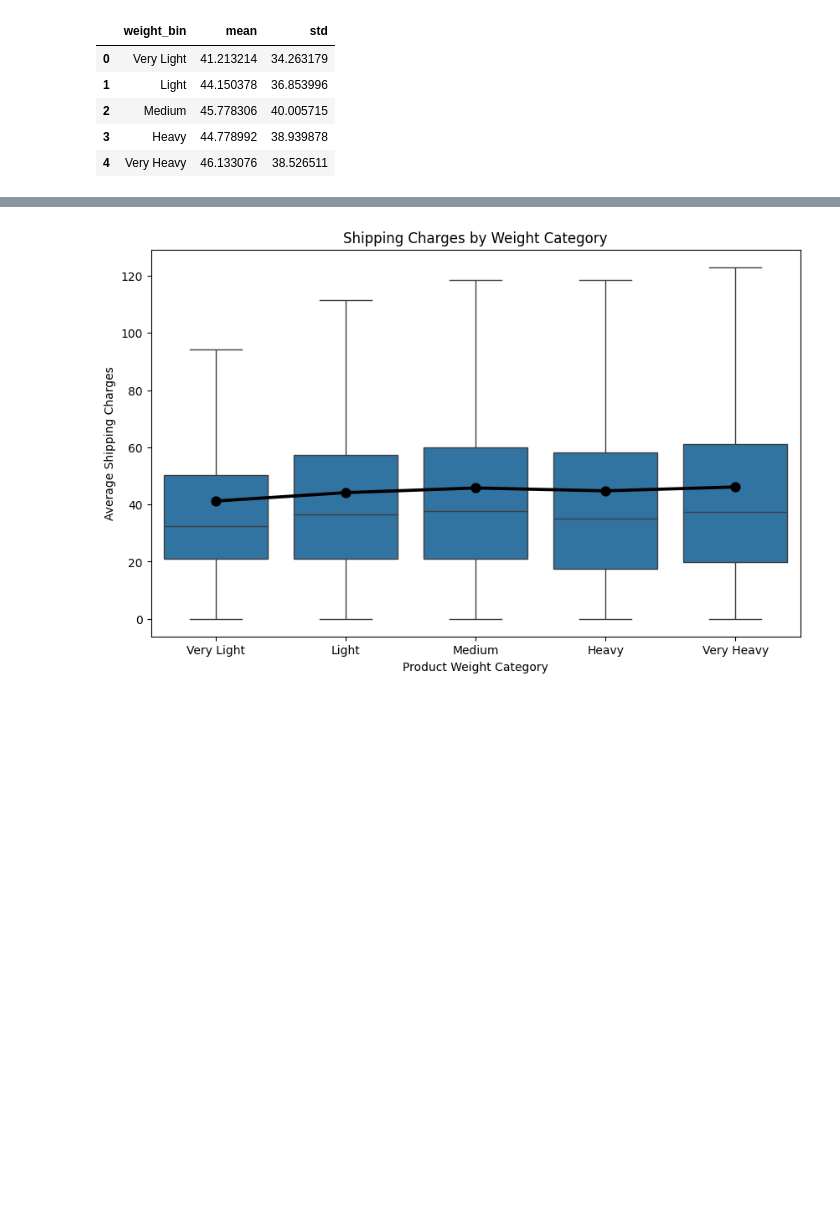
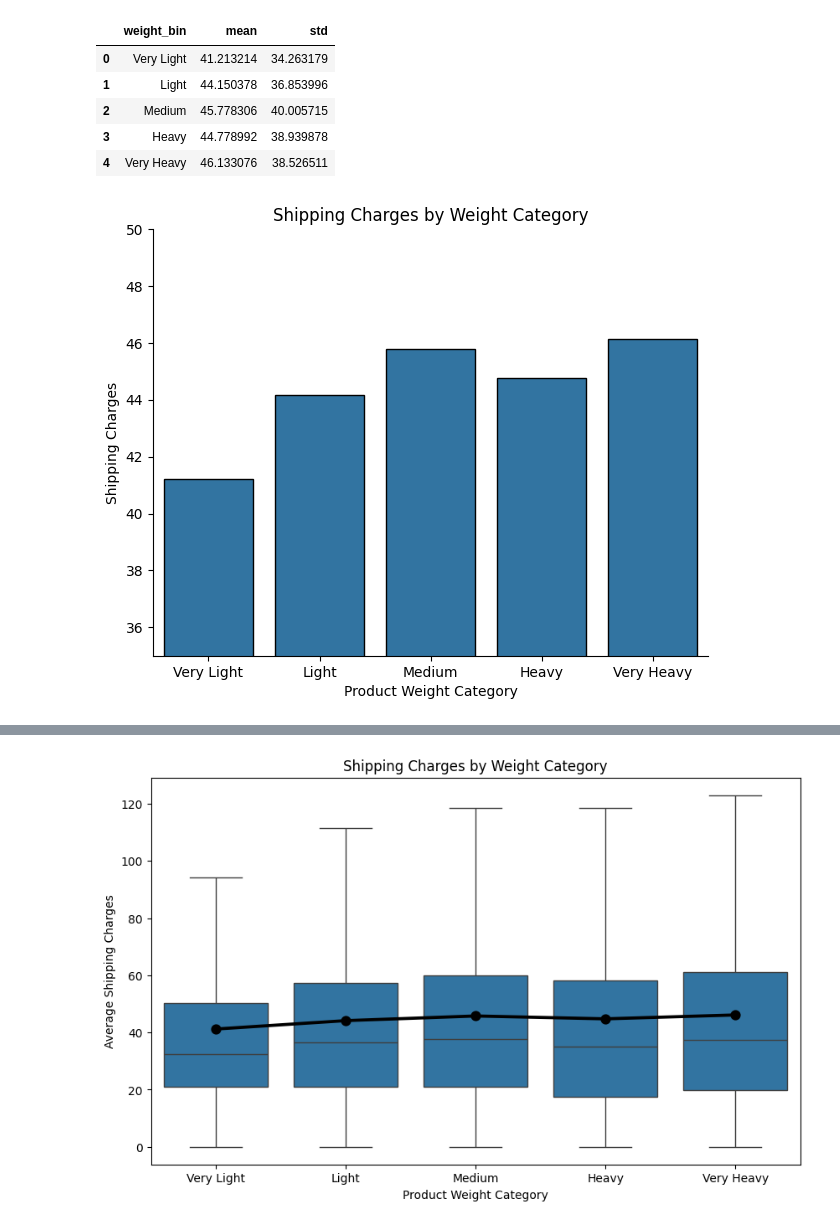
Before and after one commit to Ou-Hai/first_project, a Jupyter notebook: notebooks/data_orders_helena.ipynb, the cells around one changed output, grey strips where cells are left out. Saved outputs shown, nothing was run; the diff lists cells and outputs as text; code cells hidden in the pictures; blank space fills up the shorter version.

```diff
--- a/notebooks/data_orders_helena.ipynb
+++ b/notebooks/data_orders_helena.ipynb
@@ -308,4 +336,25 @@ grouped_weight
 | 2 | Medium | 45.778306 | 40.005715 |
 | 3 | Heavy | 44.778992 | 38.939878 |
 | 4 | Very Heavy | 46.133076 | 38.526511 |
+# %%
+sns.catplot(
+    data=df,
+    x="weight_bin",
+    y="shipping_charges",
+    color="tab:blue",
+    edgecolor="black",
+    kind= "bar",
+    aspect=1.25,
+    errorbar=None
+
+)
+sns.despine()
+plt.ylim(35,50)
+
+plt.title("Shipping Charges by Weight Category")
+plt.xlabel("Product Weight Category")
+plt.ylabel("Shipping Charges")
+plt.show()
+# %% [output]
+[figure, added]
 # %%
```
Also changed, not shown: parts of 12 cells of this notebook.
